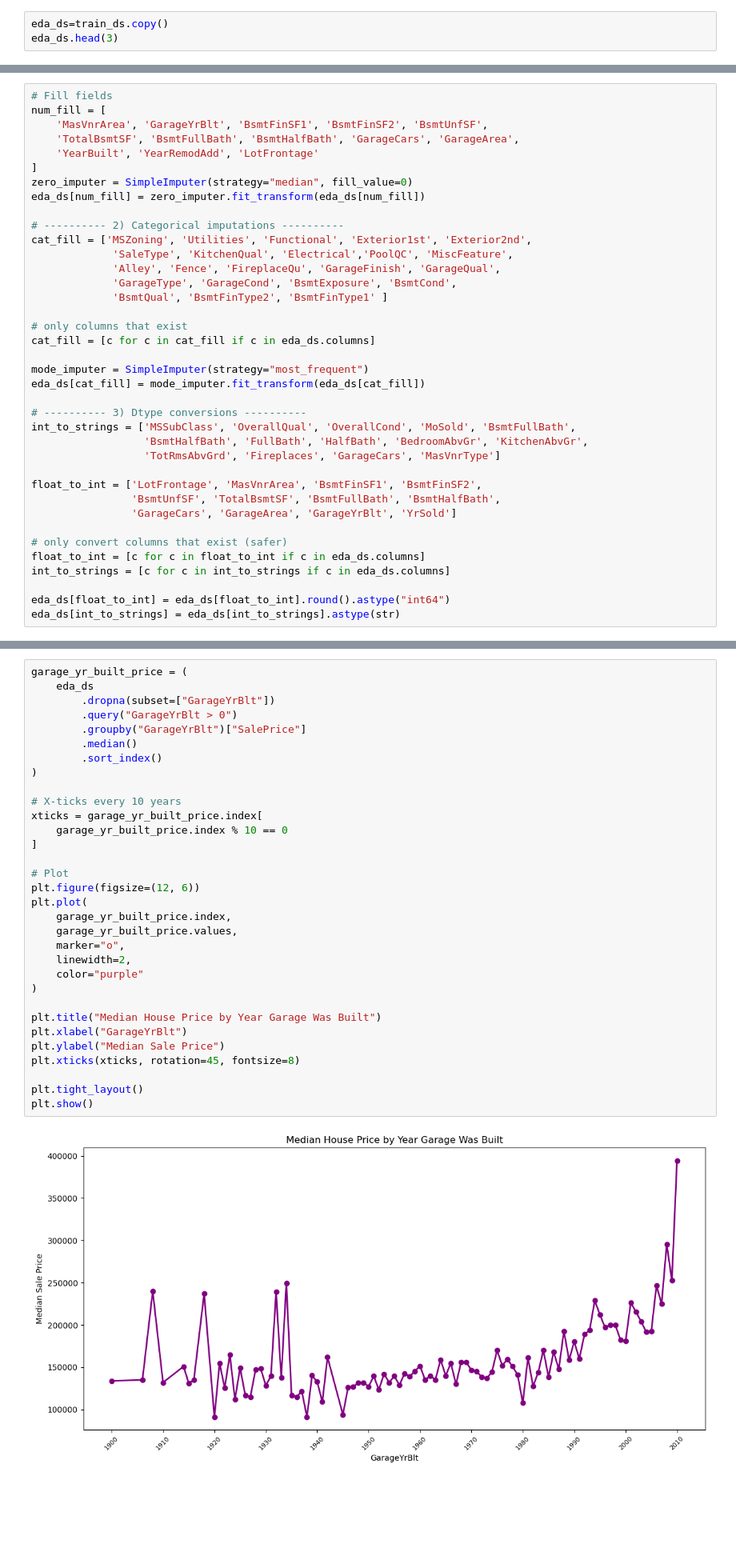
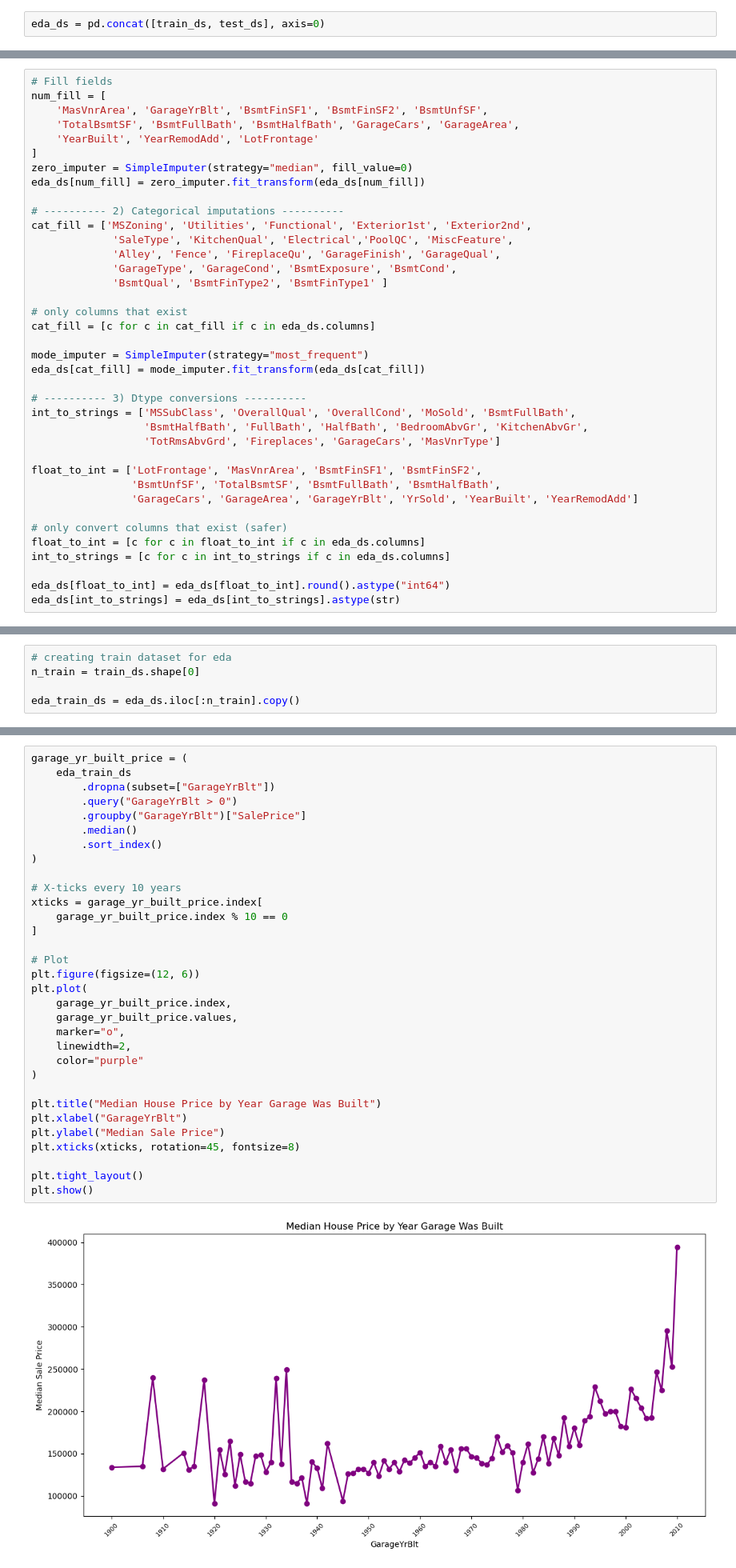
Before and after one commit to lmacakova/prices, a Jupyter notebook: house_price_prediction.ipynb, the cells around one changed output, grey strips where cells are left out. Shown at 80% size. Cells and saved outputs as stored; diff of their text form; blank space fills up the shorter version.

```diff
--- a/house_price_prediction.ipynb
+++ b/house_price_prediction.ipynb
@@ -134,5 +135,4 @@ Name: YrSold, dtype: int64
 ## Data Cleaning
 I created a copy of train_ds called eda_ds that will be cleaned and used in exploratory data analysis.
 # %%
-eda_ds=train_ds.copy()
-eda_ds.head(3)
+eda_ds = pd.concat([train_ds, test_ds], axis=0)
@@ -215,7 +205,7 @@ int_to_strings = ['MSSubClass', 'OverallQual', 'OverallCond', 'MoSold', 'BsmtFul
 
 float_to_int = ['LotFrontage', 'MasVnrArea', 'BsmtFinSF1', 'BsmtFinSF2',
                 'BsmtUnfSF', 'TotalBsmtSF', 'BsmtFullBath', 'BsmtHalfBath',
-                'GarageCars', 'GarageArea', 'GarageYrBlt', 'YrSold']
+                'GarageCars', 'GarageArea', 'GarageYrBlt', 'YrSold', 'YearBuilt', 'YearRemodAdd']
 
 # only convert columns that exist (safer)
 float_to_int = [c for c in float_to_int if c in eda_ds.columns]
@@ -248,3 +238,8 @@ memory usage: 923.9+ KB
+# %%
+# creating train dataset for eda
+n_train = train_ds.shape[0]
+
+eda_train_ds = eda_ds.iloc[:n_train].copy()
 # %% [markdown]
 ## EDA
 Exploratory Data Analysis (EDA) is conducted to gain insight into the distributions and characteristics of the dataset prior to modeling. Visualization techniques play a key role in identifying skewness, sparsity, outliers, and potential data quality issues.
@@ -419,36 +443,36 @@ plt.show()
 [figure]
 # %%
 garage_yr_built_price = (
-    eda_ds
+    eda_train_ds
         .dropna(subset=["GarageYrBlt"])
         .query("GarageYrBlt > 0")
         .groupby("GarageYrBlt")["SalePrice"]
         .median()
         .sort_index()
 )
 
 # X-ticks every 10 years
 xticks = garage_yr_built_price.index[
     garage_yr_built_price.index % 10 == 0
 ]
 
 # Plot
 plt.figure(figsize=(12, 6))
 plt.plot(
     garage_yr_built_price.index,
     garage_yr_built_price.values,
     marker="o",
     linewidth=2,
     color="purple"
 )
 
 plt.title("Median House Price by Year Garage Was Built")
 plt.xlabel("GarageYrBlt")
 plt.ylabel("Median Sale Price")
 plt.xticks(xticks, rotation=45, fontsize=8)
 
 plt.tight_layout()
 plt.show()
 # %% [output]
-[figure, old version]
+[figure, new version]
 # %% [markdown]
```
Also changed, not shown: parts of 30 cells of this notebook.
